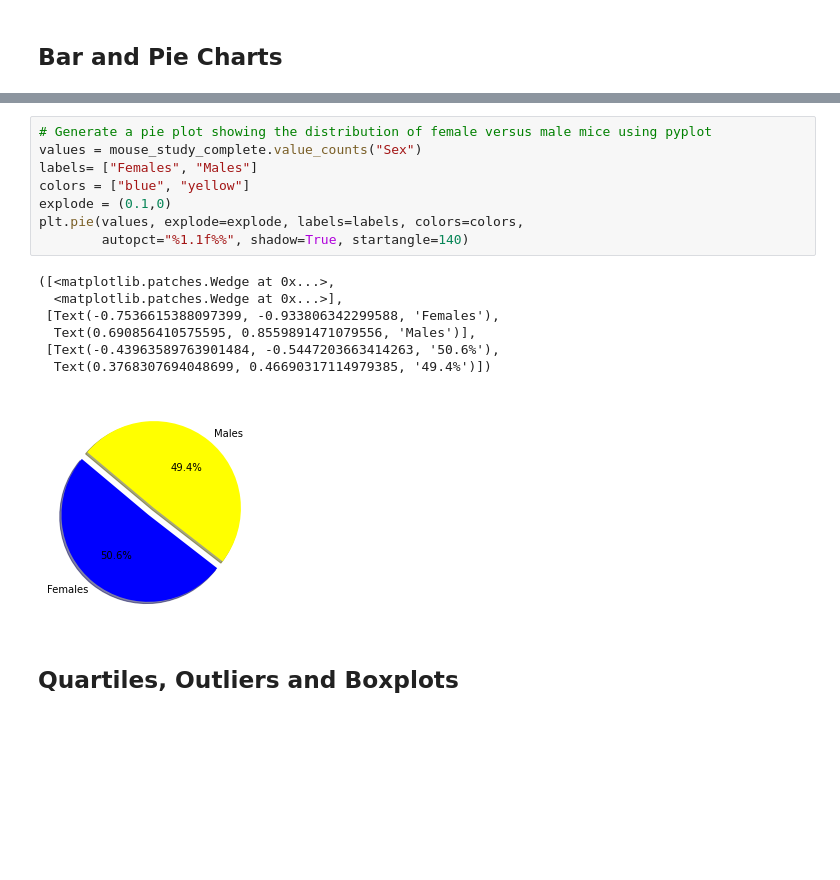
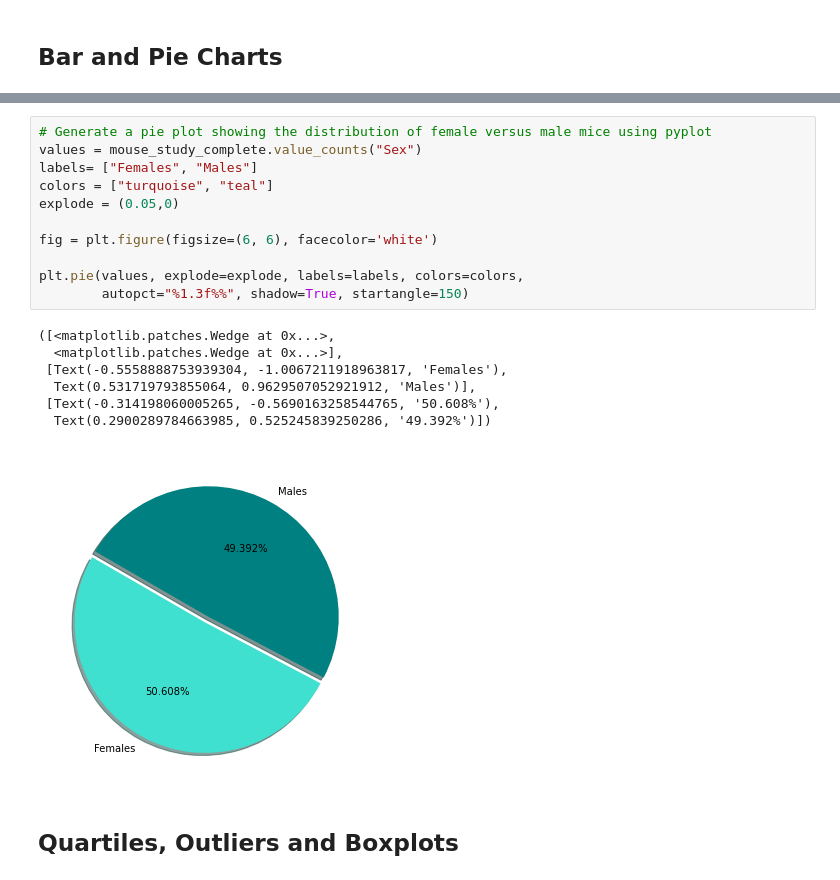
Before and after one commit to kaylajgranados/Pharmaceutical-Treatment-Testing, a Jupyter notebook: pymaceuticals_starter.ipynb, the cells around one changed output, grey strips where cells are left out. Drawn from its saved outputs; the diff is of its cells as text; blank space fills up the shorter version.

```diff
--- a/pymaceuticals_starter.ipynb
+++ b/pymaceuticals_starter.ipynb
@@ -198,19 +223,22 @@ plt.ylabel("Drug Regimen")
 # %%
 # Generate a pie plot showing the distribution of female versus male mice using pyplot
 values = mouse_study_complete.value_counts("Sex")
 labels= ["Females", "Males"]
-colors = ["blue", "yellow"]
-explode = (0.1,0)
+colors = ["turquoise", "teal"]
+explode = (0.05,0)
+
+fig = plt.figure(figsize=(6, 6), facecolor='white')
+
 plt.pie(values, explode=explode, labels=labels, colors=colors,
-        autopct="%1.1f%%", shadow=True, startangle=140)
+        autopct="%1.3f%%", shadow=True, startangle=150)
 # %% [output]
 ([<matplotlib.patches.Wedge at 0x...>,
   <matplotlib.patches.Wedge at 0x...>],
- [Text(-0.7536615388097399, -0.933806342299588, 'Females'),
-  Text(0.690856410575595, 0.8559891471079556, 'Males')],
- [Text(-0.43963589763901484, -0.5447203663414263, '50.6%'),
-  Text(0.3768307694048699, 0.46690317114979385, '49.4%')])
+ [Text(-0.5558888753939304, -1.0067211918963817, 'Females'),
+  Text(0.531719793855064, 0.9629507052921912, 'Males')],
+ [Text(-0.314198060005265, -0.5690163258544765, '50.608%'),
+  Text(0.2900289784663985, 0.525245839250286, '49.392%')])
-[figure, old version]
+[figure, new version]
 # %% [markdown]
 ## Quartiles, Outliers and Boxplots
 # %%
```
Also changed, not shown: parts of 17 cells of this notebook.
